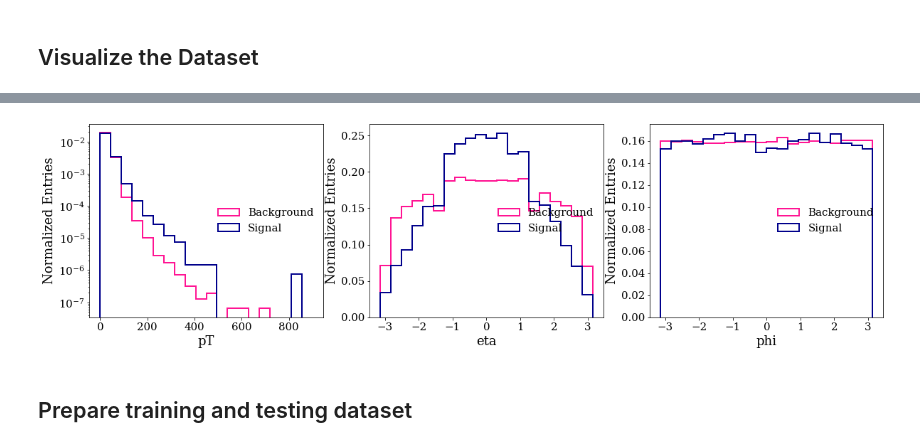
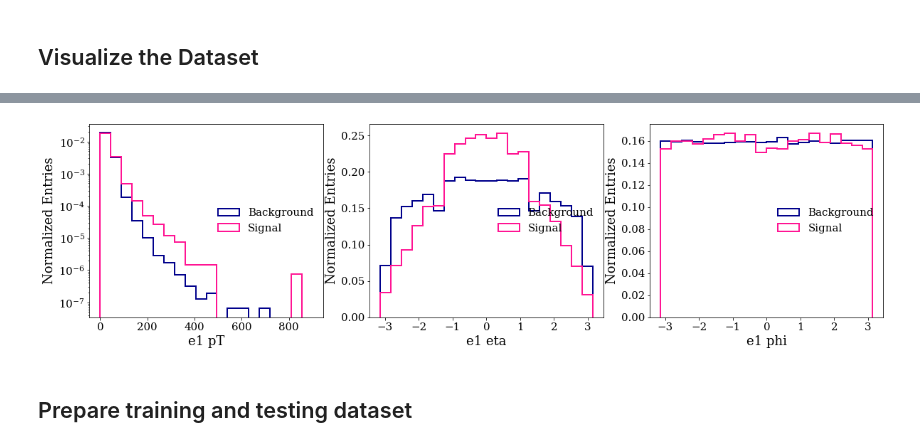
Before and after one commit to ATLAS-ExoticsML/MLTutorial2022, a Jupyter notebook: notebooks/superviser_classifier.ipynb, the cells around one changed output, grey strips where cells are left out. Saved outputs shown, nothing was run; the diff lists cells and outputs as text; code cells hidden in the pictures.

Commit message:
plotting update, cleanup

```diff
--- a/notebooks/superviser_classifier.ipynb
+++ b/notebooks/superviser_classifier.ipynb
@@ -58,25 +66,30 @@ X_test_sig = ato4l_sig[45000:, :]
 # %%
 #Let's plot some histograms
-plt.figure(figsize=(20,5))
-logy_dict = {'pT':True,'eta':False,'phi':False}
-plot_range = {'pT':(0,900), 'eta': (-3.14, 3.14), 'phi': (-3.14, 3.14)}
-for i,name in enumerate(logy_dict):
-    plt.subplot(1,3,i+1)
-    to_plot=X_train_bkg[:,3+i]
-    to_plot=to_plot[to_plot!=0]
-    plt.hist(to_plot.flatten(),label="Background", bins = 20, range = plot_range[name], density = True, histtype='step', fill=False, linewidth=2, color="deeppink")
+def plot_object_pt_eta_phi(obj):
+    plt.figure(figsize=(20,5))
+    posn_dict = {'met': 0,'e1': 3, 'e2': 6, 'e3': 9, 'e4': 12, 'mu1': 15, 'mu2': 18, 'mu3': 21, 'mu4': 24, 'jet1': 27, 'jet2': 30}
+    logy_dict = {'pT':True,'eta':False,'phi':False}
+    plot_range = {'pT':(0,900), 'eta': (-3.14, 3.14), 'phi': (-3.14, 3.14)}
+    for i,name in enumerate(logy_dict):
+        plt.subplot(1,3,i+1)
+        if(obj=='met' and name=='eta'): continue
+        to_plot=X_train_bkg[:,posn_dict[obj]+i]
+        to_plot=to_plot[to_plot!=0]
+        plt.hist(to_plot.flatten(),label="Background", bins = 20, range = plot_range[name], density = True, histtype='step', fill=False, linewidth=2, color="darkblue")
 
 
-    to_plot_sig=X_train_sig[:,3+i]
-    to_plot_sig=to_plot_sig[to_plot_sig!=0]
-    plt.hist(to_plot_sig.flatten(),label="Signal", bins = 20, range = plot_range[name], density = True, histtype='step', fill=False, linewidth=2, color="darkblue")
+        to_plot_sig=X_train_sig[:,3+i]
+        to_plot_sig=to_plot_sig[to_plot_sig!=0]
+        plt.hist(to_plot_sig.flatten(),label="Signal", bins = 20, range = plot_range[name], density = True, histtype='step', fill=False, linewidth=2, color="deeppink")
 
-    if logy_dict[name]:plt.yscale('log')
-    plt.xlabel(name)
-    plt.ylabel("Normalized Entries")
-    plt.legend(loc='center right')
+        if logy_dict[name]:plt.yscale('log')
+        plt.xlabel(obj + " " + name)
+        plt.ylabel("Normalized Entries")
+        plt.legend(loc='center right')
-# %% [output]
-[figure, removed]
+# %%
+plot_object_pt_eta_phi('e1')
+# %% [output]
+[figure, added]
 # %% [markdown]
 ## Prepare training and testing dataset
 # %%
```
Also changed, not shown: parts of 4 cells of this notebook.
